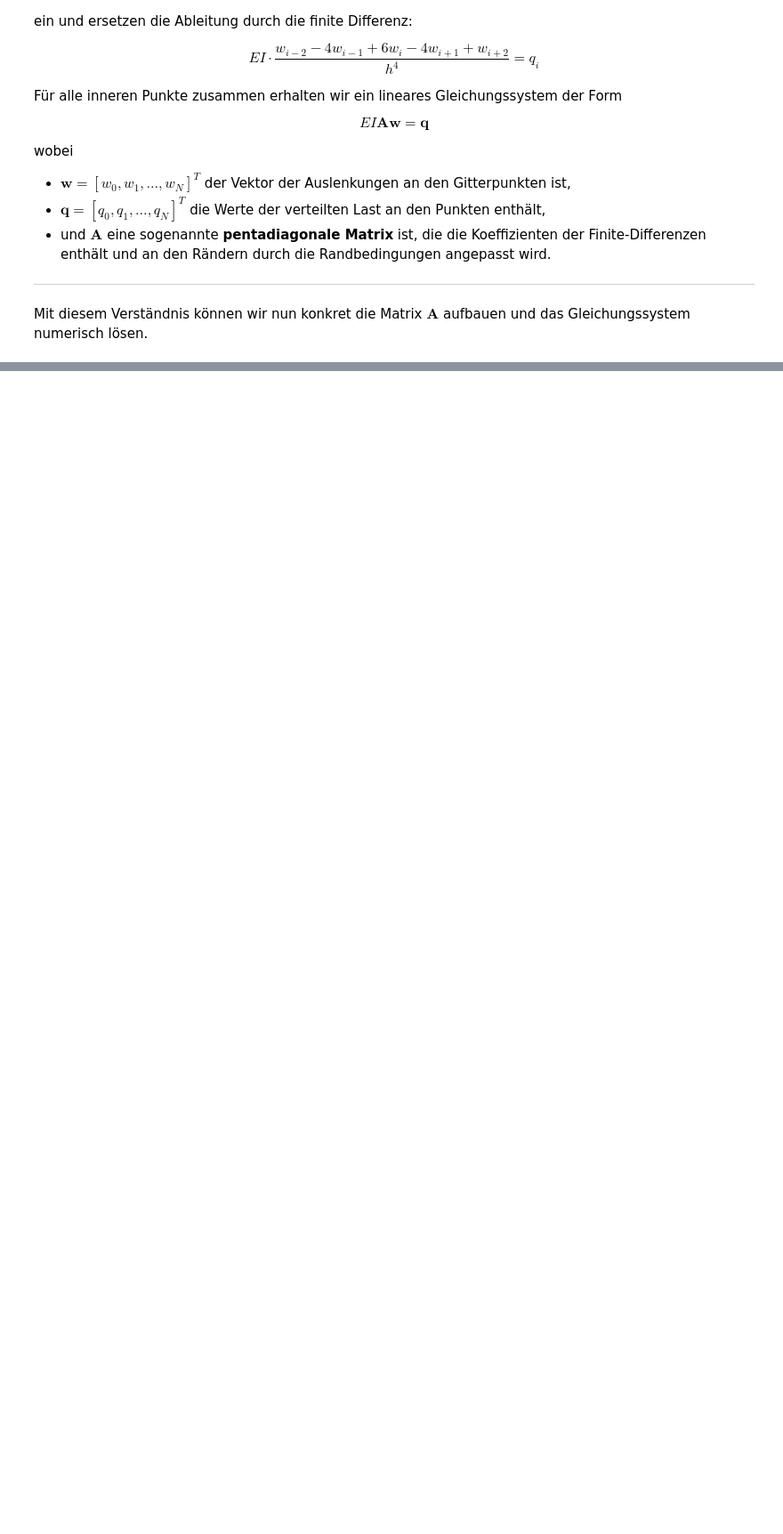
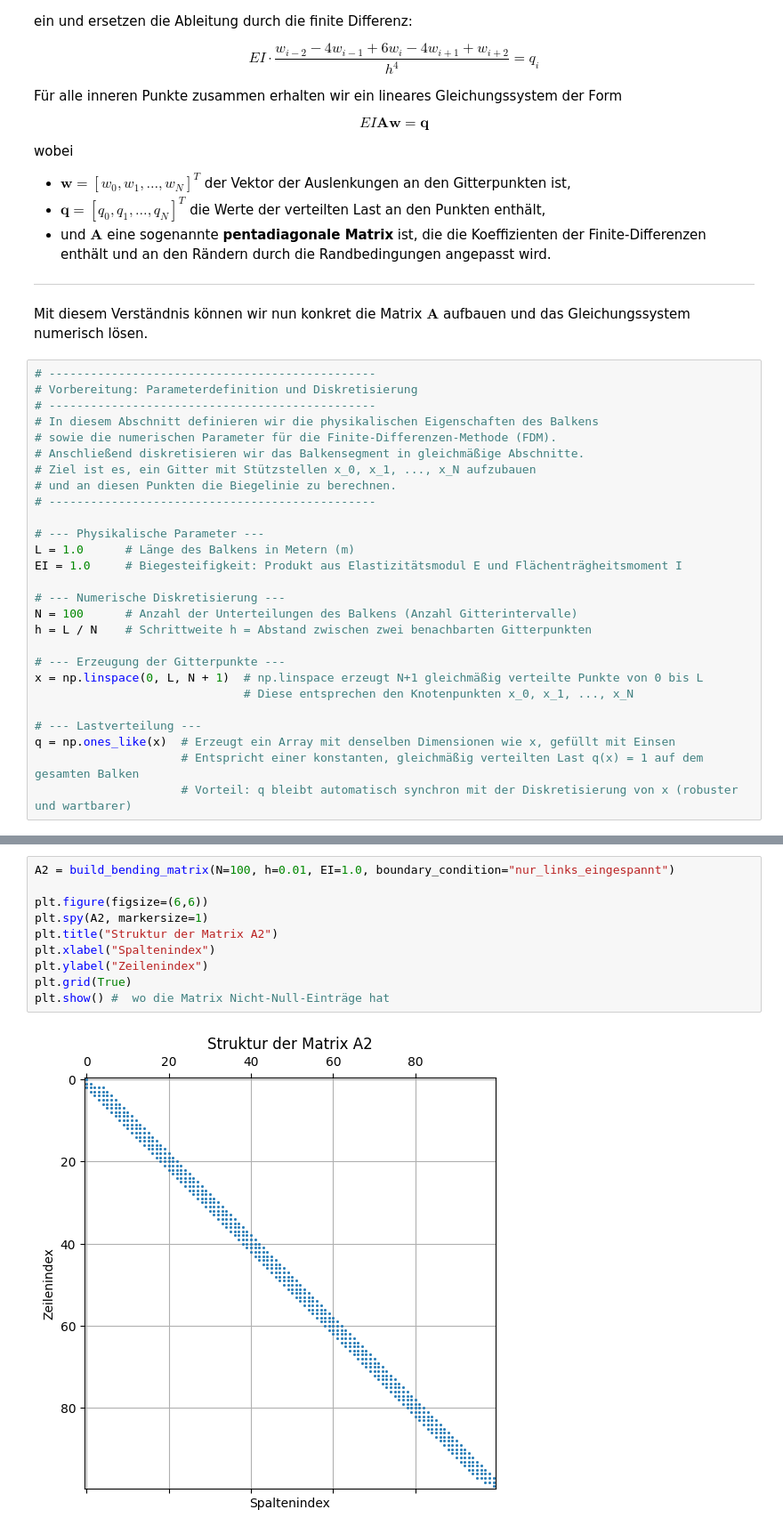
Before and after one commit to AhmedHossamMido/projektarbeit, a Jupyter notebook: projektdatei.ipynb, the cells around one changed output, grey strips where cells are left out. Shown at 89% size. Cells and saved outputs as stored; diff of their text form; blank space fills up the shorter version.

```diff
--- a/projektdatei.ipynb
+++ b/projektdatei.ipynb
@@ -375,3 +378,30 @@ wobei
 ---
 
 Mit diesem Verständnis können wir nun konkret die Matrix $\mathbf{A}$ aufbauen und das Gleichungssystem numerisch lösen.
+# %%
+# -----------------------------------------------
+# Vorbereitung: Parameterdefinition und Diskretisierung
+# -----------------------------------------------
+# In diesem Abschnitt definieren wir die physikalischen Eigenschaften des Balkens
+# sowie die numerischen Parameter für die Finite-Differenzen-Methode (FDM).
+# Anschließend diskretisieren wir das Balkensegment in gleichmäßige Abschnitte.
+# Ziel ist es, ein Gitter mit Stützstellen x_0, x_1, ..., x_N aufzubauen
+# und an diesen Punkten die Biegelinie zu berechnen.
+# -----------------------------------------------
+
+# --- Physikalische Parameter ---
+L = 1.0      # Länge des Balkens in Metern (m)
+EI = 1.0     # Biegesteifigkeit: Produkt aus Elastizitätsmodul E und Flächenträgheitsmoment I
+
+# --- Numerische Diskretisierung ---
+N = 100      # Anzahl der Unterteilungen des Balkens (Anzahl Gitterintervalle)
+h = L / N    # Schrittweite h = Abstand zwischen zwei benachbarten Gitterpunkten
+
+# --- Erzeugung der Gitterpunkte ---
+x = np.linspace(0, L, N + 1)  # np.linspace erzeugt N+1 gleichmäßig verteilte Punkte von 0 bis L
+                              # Diese entsprechen den Knotenpunkten x_0, x_1, ..., x_N
+
+# --- Lastverteilung ---
+q = np.ones_like(x)  # Erzeugt ein Array mit denselben Dimensionen wie x, gefüllt mit Einsen
+                     # Entspricht einer konstanten, gleichmäßig verteilten Last q(x) = 1 auf dem gesamten Balken
+                     # Vorteil: q bleibt automatisch synchron mit der Diskretisierung von x (robuster und wartbarer)
@@ -377,0 +515,12 @@ Mit diesem Verständnis können wir nun konkret die Matrix $\mathbf{A}$ aufbauen
+# %%
+A2 = build_bending_matrix(N=100, h=0.01, EI=1.0, boundary_condition="nur_links_eingespannt")
+
+plt.figure(figsize=(6,6))
+plt.spy(A2, markersize=1)
+plt.title("Struktur der Matrix A2")
+plt.xlabel("Spaltenindex")
+plt.ylabel("Zeilenindex")
+plt.grid(True)
+plt.show() #  wo die Matrix Nicht-Null-Einträge hat
+# %% [output]
+[figure, added]
```
Also changed, not shown: parts of 4 cells of this notebook.
